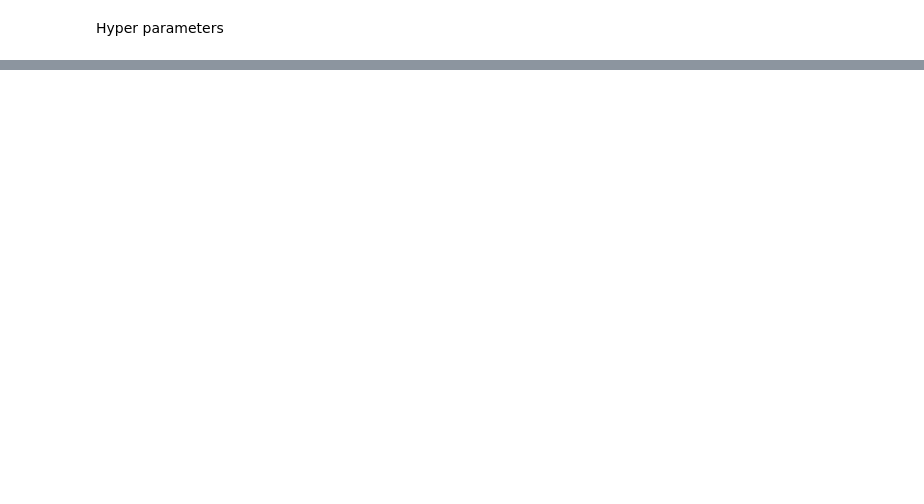
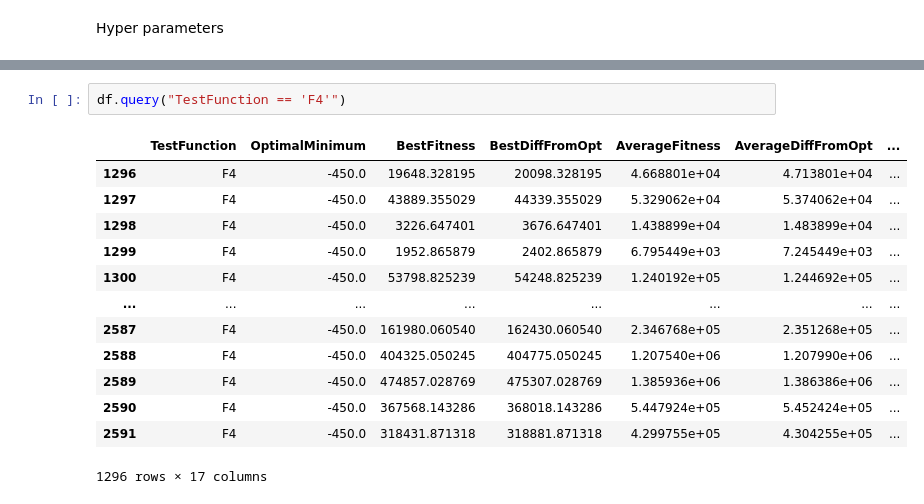
Before and after one commit to csupika/F21BC-CW2-GA-PSO, a Jupyter notebook: GA_notebook.ipynb, the cells around one changed output, grey strips where cells are left out. Cells and saved outputs as stored; diff of their text form; blank space fills up the shorter version.

```diff
--- a/GA_notebook.ipynb
+++ b/GA_notebook.ipynb
@@ -127,0 +142,16 @@ df
+# %%
+df.query("TestFunction == 'F4'")
+# %% [output]
+|  | TestFunction | OptimalMinimum | BestFitness | BestDiffFromOpt | AverageFitness | AverageDiffFromOpt | ... |
+| 1296 | F4 | -450.0 | 19648.328195 | 20098.328195 | 4.668801e+04 | 4.713801e+04 | ... |
+| 1297 | F4 | -450.0 | 43889.355029 | 44339.355029 | 5.329062e+04 | 5.374062e+04 | ... |
+| 1298 | F4 | -450.0 | 3226.647401 | 3676.647401 | 1.438899e+04 | 1.483899e+04 | ... |
+| 1299 | F4 | -450.0 | 1952.865879 | 2402.865879 | 6.795449e+03 | 7.245449e+03 | ... |
+| 1300 | F4 | -450.0 | 53798.825239 | 54248.825239 | 1.240192e+05 | 1.244692e+05 | ... |
+| ... | ... | ... | ... | ... | ... | ... | ... |
+| 2587 | F4 | -450.0 | 161980.060540 | 162430.060540 | 2.346768e+05 | 2.351268e+05 | ... |
+| 2588 | F4 | -450.0 | 404325.050245 | 404775.050245 | 1.207540e+06 | 1.207990e+06 | ... |
+| 2589 | F4 | -450.0 | 474857.028769 | 475307.028769 | 1.385936e+06 | 1.386386e+06 | ... |
+| 2590 | F4 | -450.0 | 367568.143286 | 368018.143286 | 5.447924e+05 | 5.452424e+05 | ... |
+| 2591 | F4 | -450.0 | 318431.871318 | 318881.871318 | 4.299755e+05 | 4.304255e+05 | ... |
+1296 rows × 17 columns
```
Also changed, not shown: parts of 18 cells of this notebook.
